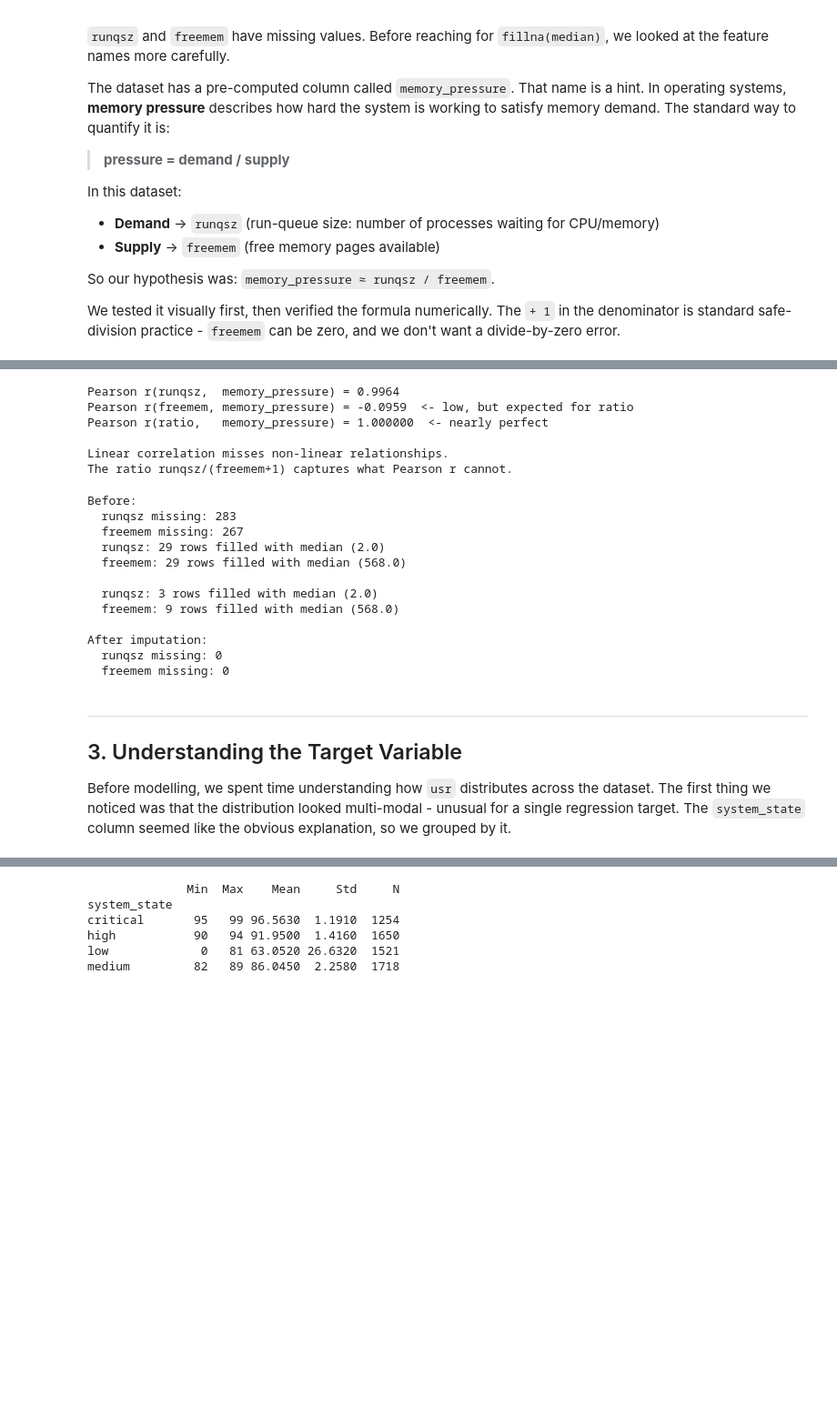
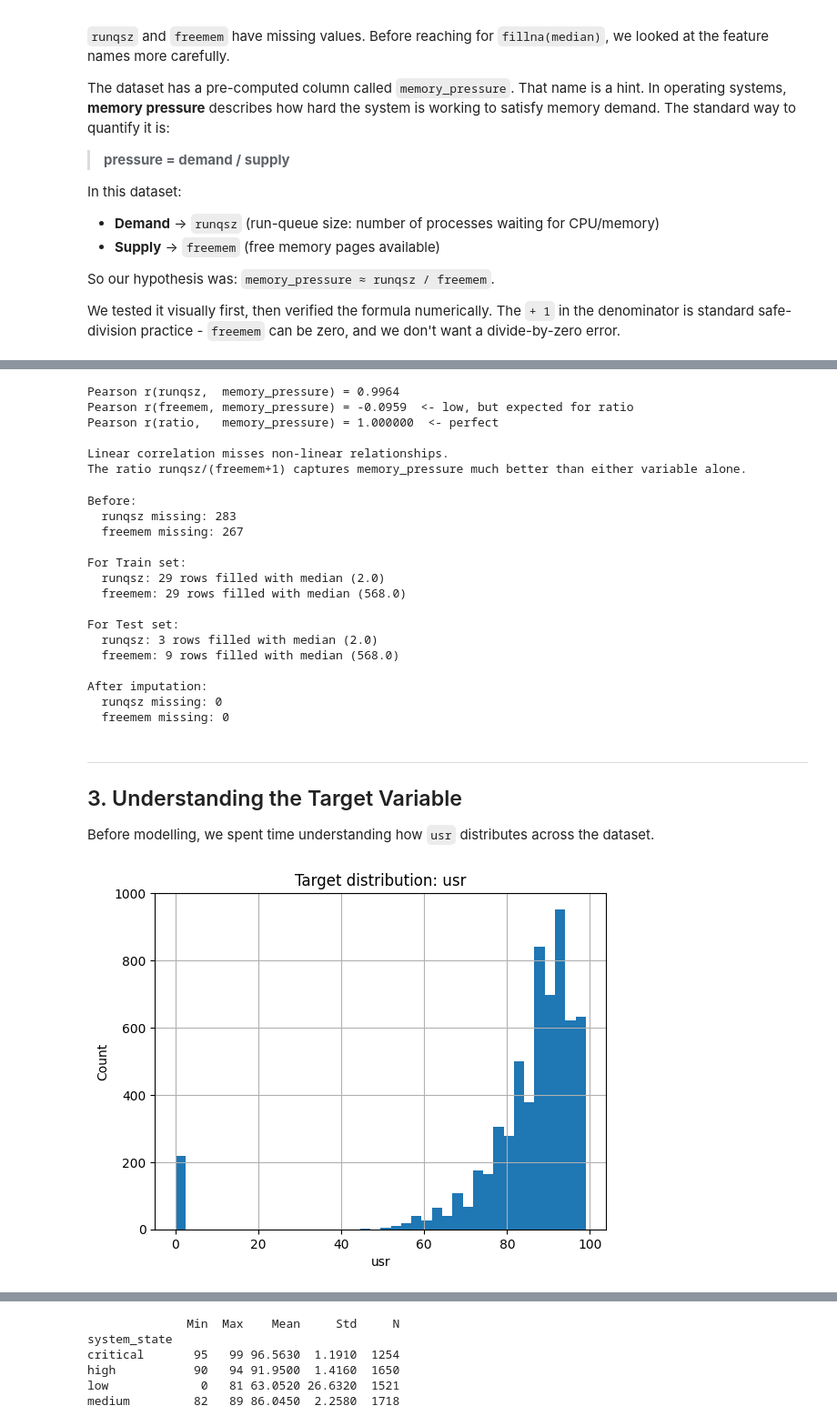
Before and after one commit to Divyansh2905/ModelForge, a Jupyter notebook: notebook/ModelForge_Winning_Solution.ipynb, the cells around one changed output, grey strips where cells are left out. Shown at 91% size. Saved outputs shown, nothing was run; the diff lists cells and outputs as text; code cells hidden in the pictures; blank space fills up the shorter version.

```diff
--- a/notebook/ModelForge_Winning_Solution.ipynb
+++ b/notebook/ModelForge_Winning_Solution.ipynb
@@ -126,5 +125,6 @@ The residuals are essentially zero - the formula is exact.
 # %%
-# ── Why freemem's Pearson correlation with memory_pressure is near zero ───────
+# Pearson correlation analysis
+# Why freemem's Pearson correlation with memory_pressure is near zero?
 # This might seem counterintuitive, so we verified before trusting the formula.
 # memory_pressure = runqsz / (freemem + 1)
 # When runqsz varies a lot, pressure is driven by runqsz, not freemem.
@@ -136,17 +136,17 @@ pearson_rt = complete['ratio_check'].corr(complete['memory_pressure'])
 
 print(f'Pearson r(runqsz,  memory_pressure) = {pearson_rq:.4f}')
 print(f'Pearson r(freemem, memory_pressure) = {pearson_fm:.4f}  <- low, but expected for ratio')
-print(f'Pearson r(ratio,   memory_pressure) = {pearson_rt:.6f}  <- nearly perfect')
+print(f'Pearson r(ratio,   memory_pressure) = {pearson_rt:.6f}  <- perfect')
 print()
 print('Linear correlation misses non-linear relationships.')
-print('The ratio runqsz/(freemem+1) captures what Pearson r cannot.')
+print('The ratio runqsz/(freemem+1) captures memory_pressure much better than either variable alone.')
 # %% [output]
 Pearson r(runqsz,  memory_pressure) = 0.9964
 Pearson r(freemem, memory_pressure) = -0.0959  <- low, but expected for ratio
-Pearson r(ratio,   memory_pressure) = 1.000000  <- nearly perfect
+Pearson r(ratio,   memory_pressure) = 1.000000  <- perfect
 
 Linear correlation misses non-linear relationships.
-The ratio runqsz/(freemem+1) captures what Pearson r cannot.
+The ratio runqsz/(freemem+1) captures memory_pressure much better than either variable alone.
 # %%
 def exact_impute(df, train_medians):
     """
@@ -165,6 +165,8 @@ def exact_impute(df, train_medians):
               & df['memory_pressure'].notna() & (df['memory_pressure'] > 1e-9))
         df.loc[m2, 'freemem'] = df.loc[m2, 'runqsz'] / df.loc[m2, 'memory_pressure'] - 1
 
+
+
     # Both missing: fall back to training median
     for col in ['runqsz', 'freemem']:
         n = df[col].isna().sum()
@@ -179,8 +181,11 @@ train_medians = {'runqsz': train['runqsz'].median(), 'freemem': train['freemem']
 print('Before:')
 print(f'  runqsz missing: {train["runqsz"].isna().sum()}')
 print(f'  freemem missing: {train["freemem"].isna().sum()}')
+print()
 
+print('For Train set:')
 train = exact_impute(train, train_medians)
+print('For Test set:')
 test  = exact_impute(test,  train_medians)
 
 print('After imputation:')
@@ -190,9 +195,12 @@ print(f'  freemem missing: {train["freemem"].isna().sum()}')
 Before:
   runqsz missing: 283
   freemem missing: 267
+
+For Train set:
   runqsz: 29 rows filled with median (2.0)
   freemem: 29 rows filled with median (568.0)
 
+For Test set:
   runqsz: 3 rows filled with median (2.0)
   freemem: 9 rows filled with median (568.0)
 
@@ -204,6 +212,12 @@ After imputation:
 ## 3. Understanding the Target Variable
 
 Before modelling, we spent time understanding how `usr` distributes across the dataset.
-The first thing we noticed was that the distribution looked multi-modal - unusual for a
-single regression target. The `system_state` column seemed like the obvious explanation,
-so we grouped by it.
+# %%
+# Visualize target distribution
+train['usr'].hist(bins=40)
+plt.title('Target distribution: usr')
+plt.xlabel('usr')
+plt.ylabel('Count')
+plt.show()
+# %% [output]
+[figure, added]
```
Also changed, not shown: parts of 22 cells of this notebook, 3 other files.
